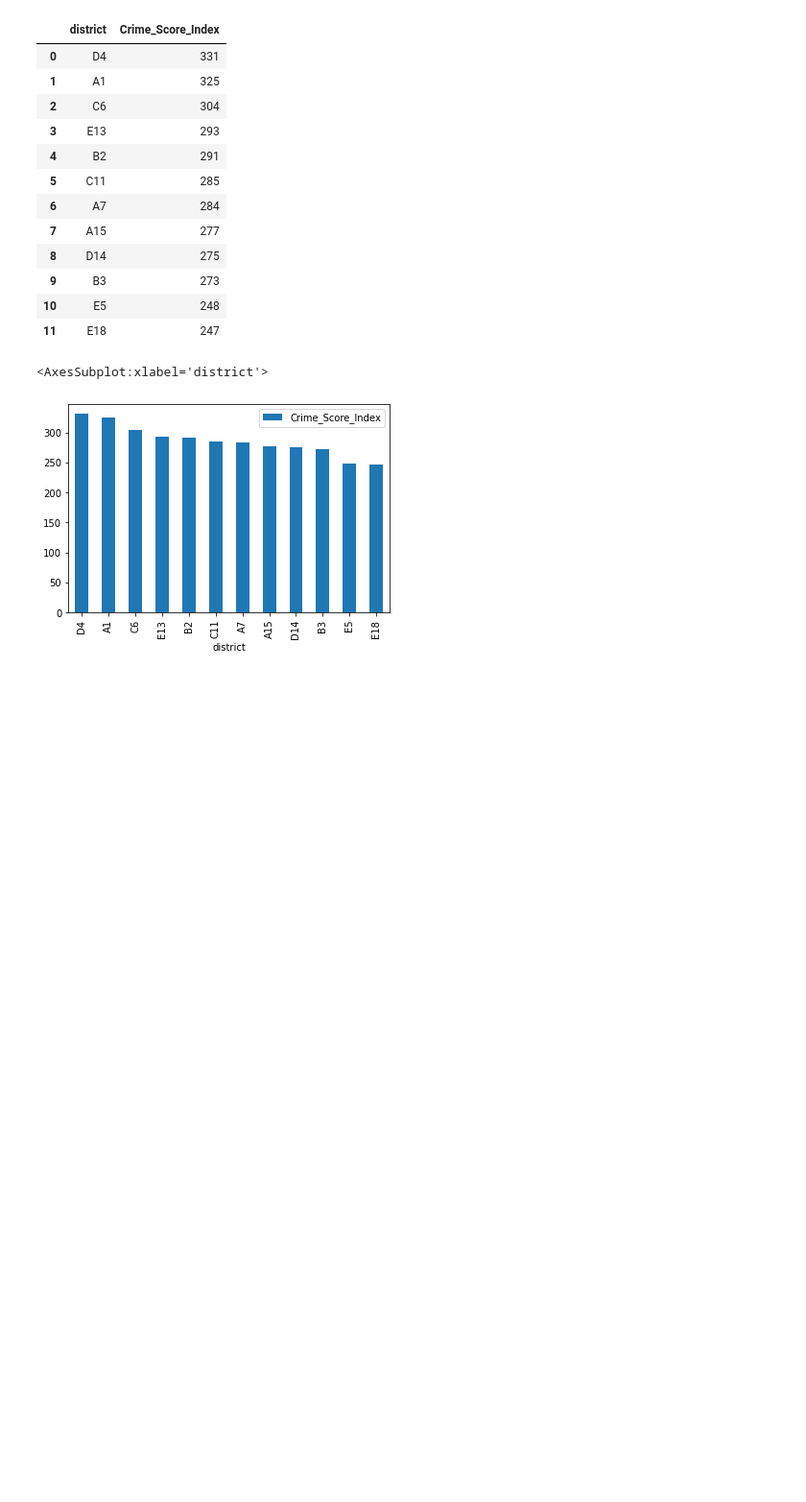
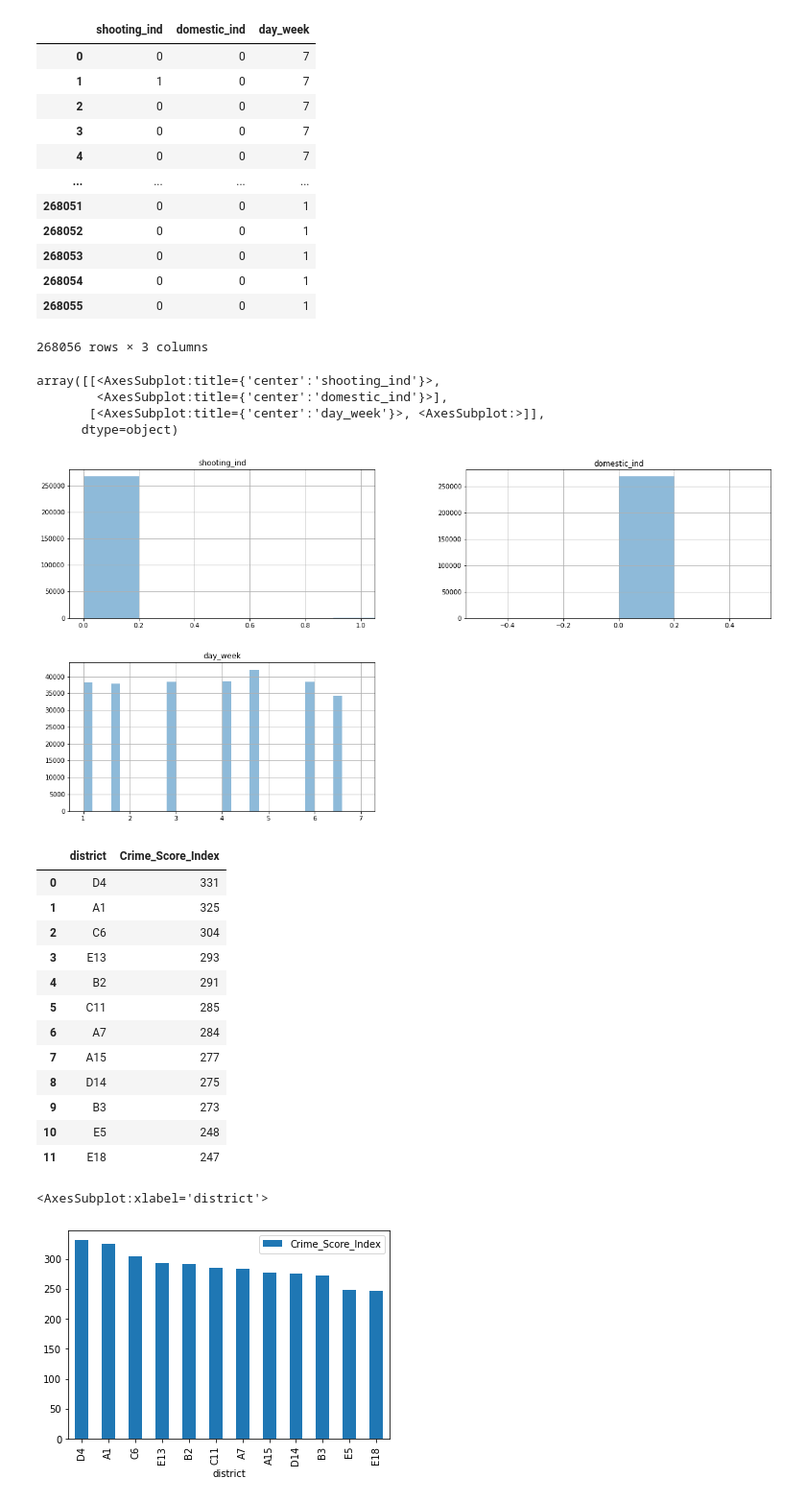
Before and after one commit to Vaibs123/test, a Jupyter notebook: Vaibhav_Copy.ipynb, the cells around one changed output. Shown at 96% size. Drawn from its saved outputs; the diff is of its cells as text; code cells hidden in the pictures; blank space fills up the shorter version.

```diff
--- a/Vaibhav_Copy.ipynb
+++ b/Vaibhav_Copy.ipynb
@@ -506,3 +583,53 @@ conn.commit()
+# %%
+
+sql_statement = """
+
+    select
+
+        case
+            when shooting == 'No' then 0 else 1
+        end as shooting_ind,
+        case
+            when domestic == 'No' then 0 else 1
+        end as domestic_ind,
+        case
+            when day_week == 'Monday' then 1
+            when day_week == 'Tuesday' then 2
+            when day_week == 'Wednesday' then 3
+            when day_week == 'Thursday' then 4
+            when day_week == 'Friday' then 5
+            when day_week == 'Saturday' then 6
+            when day_week == 'Sunday' then 7
+        end as day_week
+
+    from
+
+        historical_data_crime_incident_reports
+
+    ;"""
+df = pd.read_sql_query(sql_statement, conn)
+display(df)
+
+df.hist(alpha=0.5, figsize=(20, 10), width=0.2)
+# %% [output]
+|  | shooting_ind | domestic_ind | day_week |
+| 0 | 0 | 0 | 7 |
+| 1 | 1 | 0 | 7 |
+| 2 | 0 | 0 | 7 |
+| 3 | 0 | 0 | 7 |
+| 4 | 0 | 0 | 7 |
+| ... | ... | ... | ... |
+| 268051 | 0 | 0 | 1 |
+| 268052 | 0 | 0 | 1 |
+| 268053 | 0 | 0 | 1 |
+| 268054 | 0 | 0 | 1 |
+| 268055 | 0 | 0 | 1 |
+268056 rows × 3 columns
+array([[<AxesSubplot:title={'center':'shooting_ind'}>,
+        <AxesSubplot:title={'center':'domestic_ind'}>],
+       [<AxesSubplot:title={'center':'day_week'}>, <AxesSubplot:>]],
+      dtype=object)
+[figure, added]
 # %%
 # Safety Scoring for each district from the year 2015 - Present
 
```
Also changed, not shown: parts of 10 cells of this notebook, 1 other file.
